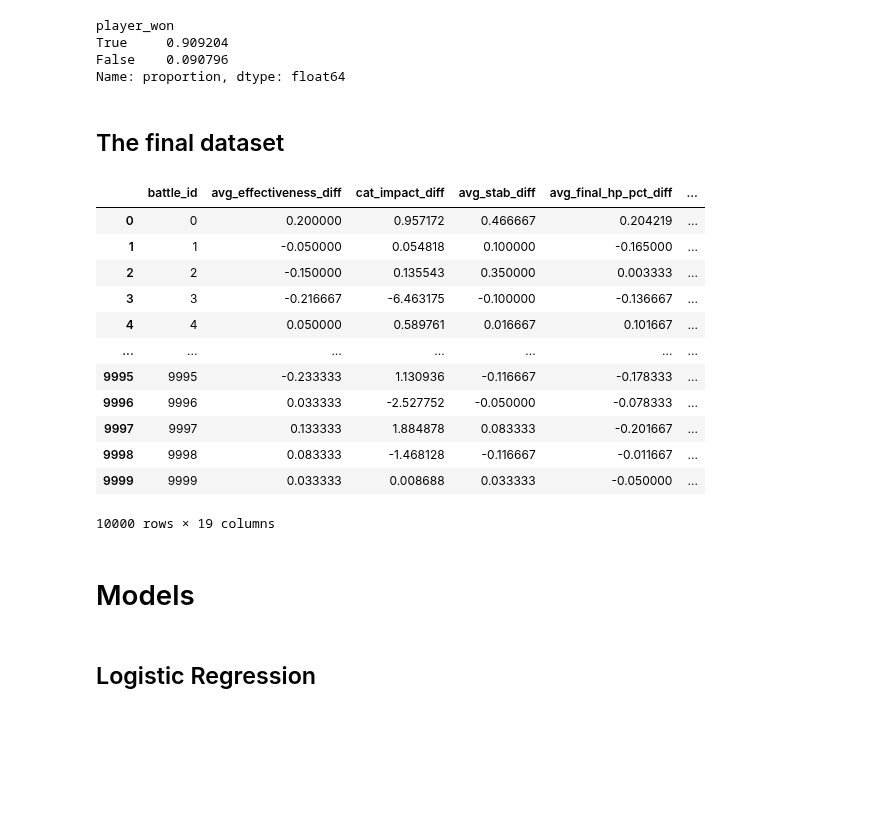
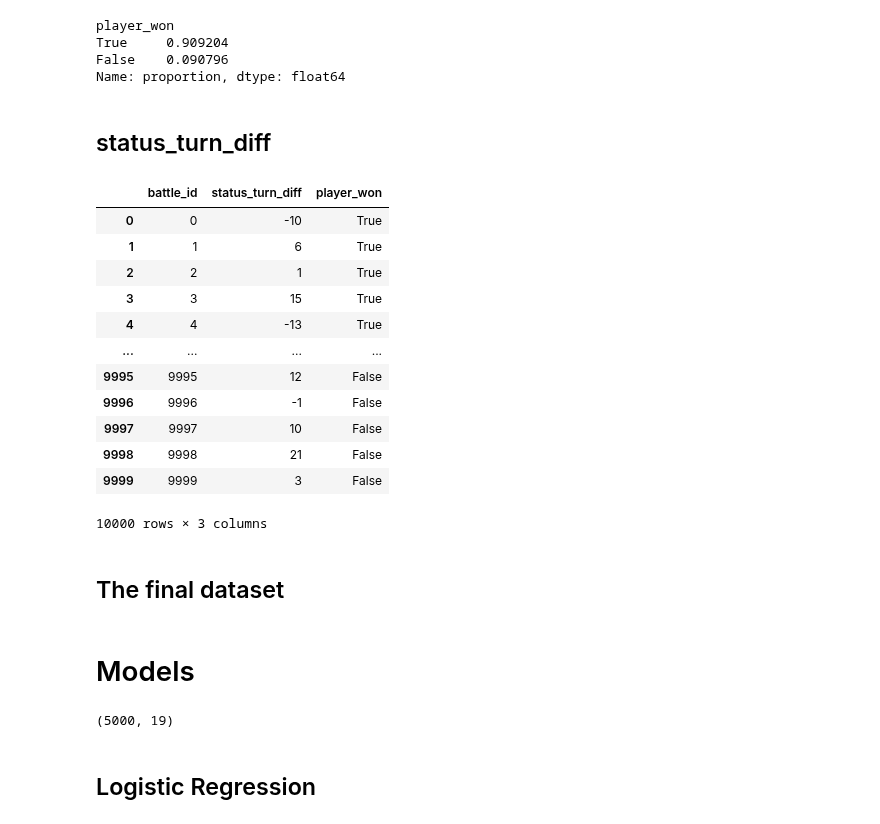
Before and after one commit to LeonardoSani/FDS_challenge, a Jupyter notebook: Notebook.ipynb, the cells around one changed output. Drawn from its saved outputs; the diff is of its cells as text; code cells hidden in the pictures; blank space fills up the shorter version.

```diff
--- a/Notebook.ipynb
+++ b/Notebook.ipynb
@@ -296,26 +331,28 @@ player_won
 True     0.909204
 False    0.090796
 Name: proportion, dtype: float64
+# %% [markdown]
+## status_turn_diff
+# %%
+status_turn_diff(train_data,difference=True)
+# %% [output]
+|  | battle_id | status_turn_diff | player_won |
+| 0 | 0 | -10 | True |
+| 1 | 1 | 6 | True |
+| 2 | 2 | 1 | True |
+| 3 | 3 | 15 | True |
+| 4 | 4 | -13 | True |
+| ... | ... | ... | ... |
+| 9995 | 9995 | 12 | False |
+| 9996 | 9996 | -1 | False |
+| 9997 | 9997 | 10 | False |
+| 9998 | 9998 | 21 | False |
+| 9999 | 9999 | 3 | False |
+10000 rows × 3 columns
 # %% [markdown]
 ## The final dataset
 # %%
 final_table_train=generate_features(train_data, flag_test=False)
-
-final_table_train
-# %% [output]
-|  | battle_id | avg_effectiveness_diff | cat_impact_diff | avg_stab_diff | avg_final_hp_pct_diff | ... |
-| 0 | 0 | 0.200000 | 0.957172 | 0.466667 | 0.204219 | ... |
-| 1 | 1 | -0.050000 | 0.054818 | 0.100000 | -0.165000 | ... |
-| 2 | 2 | -0.150000 | 0.135543 | 0.350000 | 0.003333 | ... |
-| 3 | 3 | -0.216667 | -6.463175 | -0.100000 | -0.136667 | ... |
-| 4 | 4 | 0.050000 | 0.589761 | 0.016667 | 0.101667 | ... |
-| ... | ... | ... | ... | ... | ... | ... |
-| 9995 | 9995 | -0.233333 | 1.130936 | -0.116667 | -0.178333 | ... |
-| 9996 | 9996 | 0.033333 | -2.527752 | -0.050000 | -0.078333 | ... |
-| 9997 | 9997 | 0.133333 | 1.884878 | 0.083333 | -0.201667 | ... |
-| 9998 | 9998 | 0.083333 | -1.468128 | -0.116667 | -0.011667 | ... |
-| 9999 | 9999 | 0.033333 | 0.008688 | 0.033333 | -0.050000 | ... |
-10000 rows × 19 columns
 # %%
 # now we do this for test
 final_table_test=generate_features(test_data, flag_test=True)
@@ -327,6 +364,10 @@ Y_train = final_table_train['player_won'].astype(int)
 X_train = final_table_train.drop(columns=['player_won', 'battle_id'])
 
 X_test = final_table_test.drop(columns=['battle_id'])
+
+X_test.shape
+# %% [output]
+(5000, 19)
 # %% [markdown]
 ## Logistic Regression
 # %% [markdown]
```
Also changed, not shown: parts of 12 cells of this notebook.
